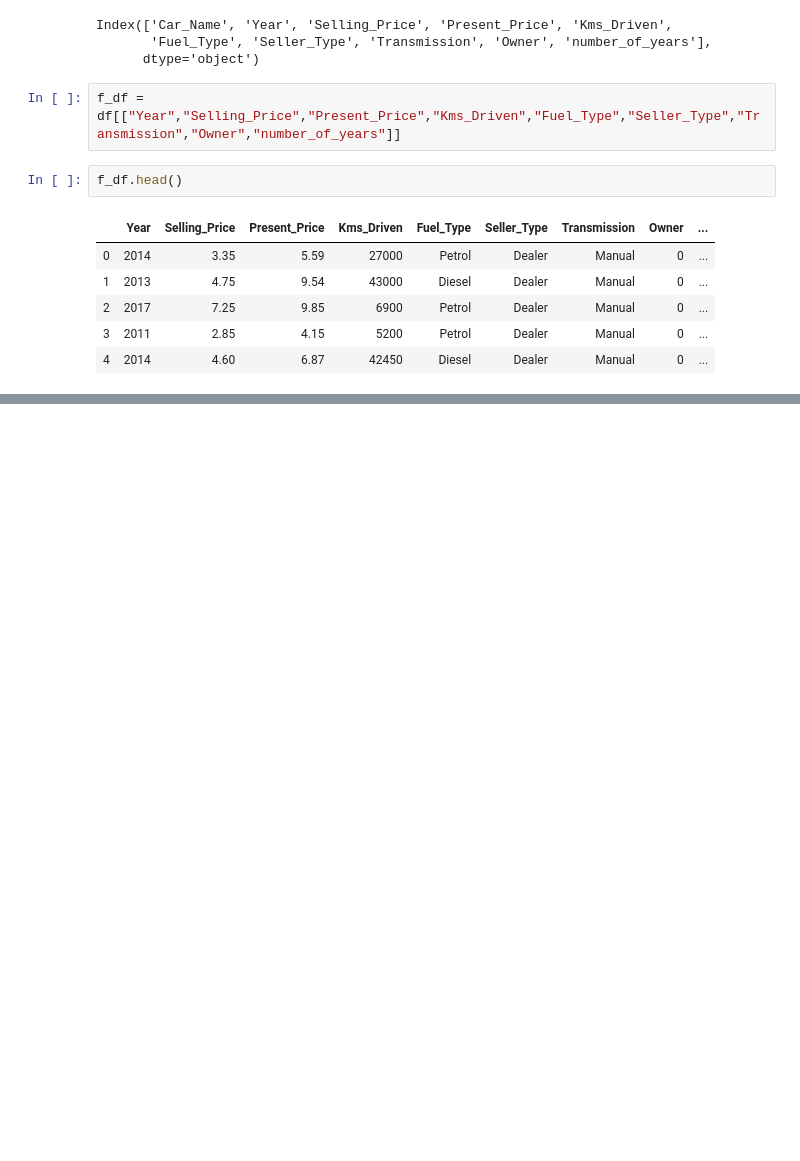
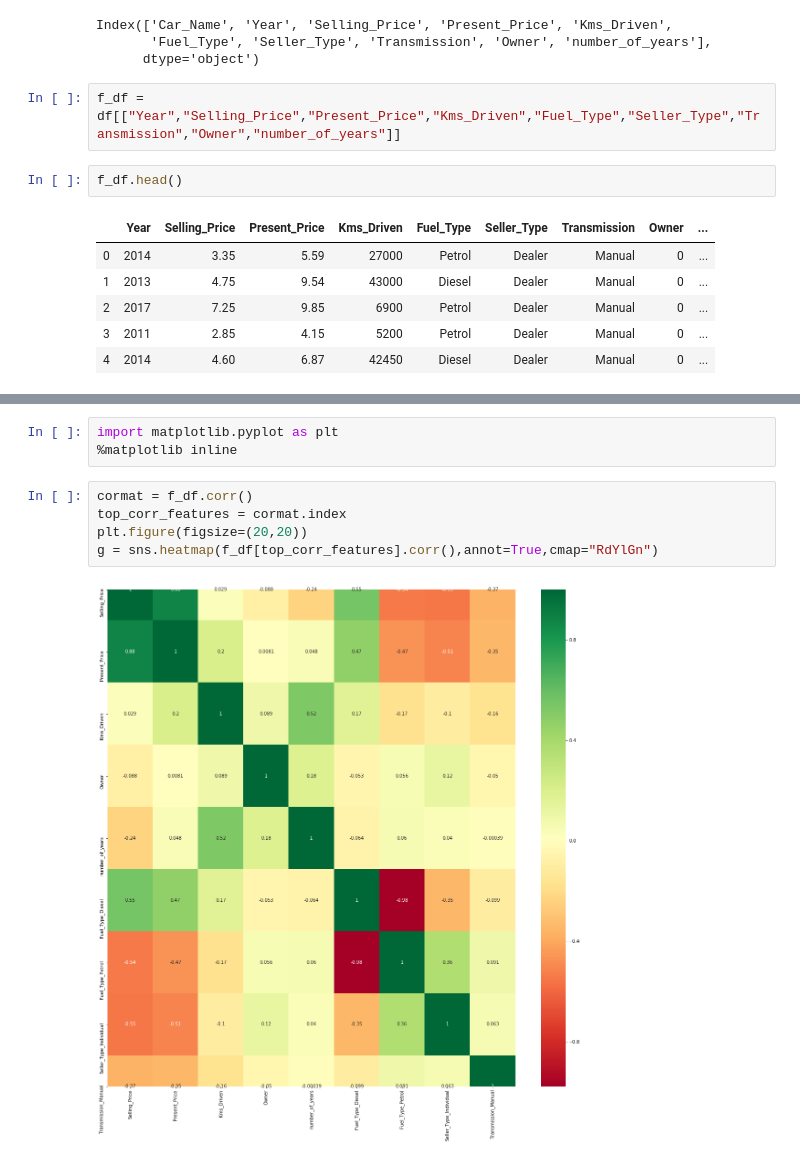
Before and after one commit to divaymohan/car_prediction, a Jupyter notebook: CarPrediction.ipynb, the cells around one changed output, grey strips where cells are left out. Drawn from its saved outputs; the diff is of its cells as text; blank space fills up the shorter version.

```diff
--- a/CarPrediction.ipynb
+++ b/CarPrediction.ipynb
@@ -94,0 +149,10 @@ f_df.head()
+# %%
+import matplotlib.pyplot as plt
+%matplotlib inline
+# %%
+cormat = f_df.corr()
+top_corr_features = cormat.index
+plt.figure(figsize=(20,20))
+g = sns.heatmap(f_df[top_corr_features].corr(),annot=True,cmap="RdYlGn")
+# %% [output]
+[figure, added]
```
Also changed, not shown: parts of 17 cells of this notebook, 1 other file.
